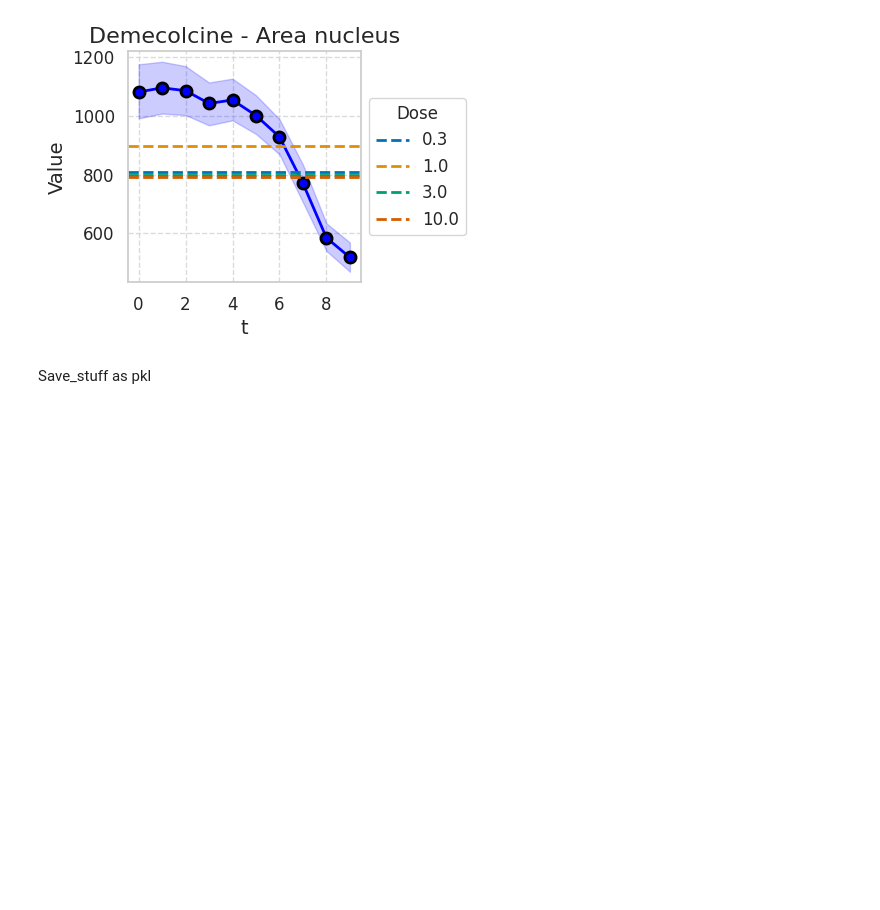
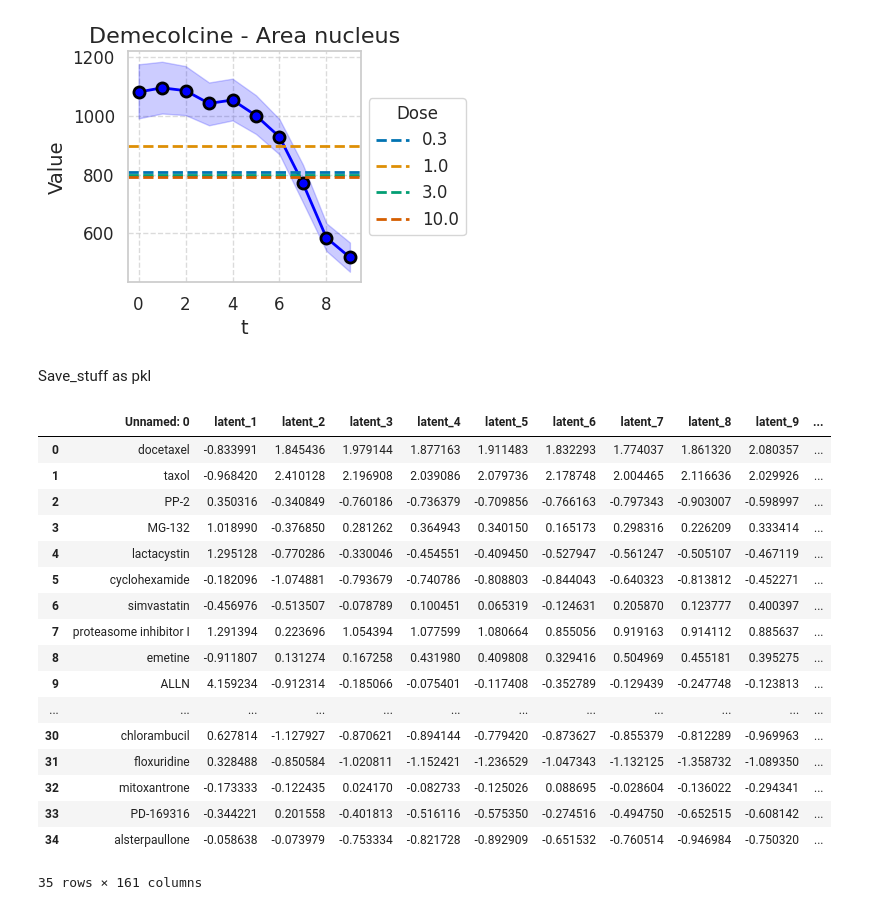
Before and after one commit to theislab/IMPA, a Jupyter notebook: notebooks/cpg0000/corrections_old_paper/analysis_dose_interpolation.ipynb, the cells around one changed output. Saved outputs shown, nothing was run; the diff lists cells and outputs as text; code cells hidden in the pictures; blank space fills up the shorter version.

```diff
--- a/notebooks/cpg0000/corrections_old_paper/analysis_dose_interpolation.ipynb
+++ b/notebooks/cpg0000/corrections_old_paper/analysis_dose_interpolation.ipynb
@@ -1966,0 +1969,21 @@ with open("/home/icb/alessandro.palma/environment/IMPA/IMPA/project_folder/exper
+# %%
+pd.read_csv("/home/icb/alessandro.palma/environment/IMPA/IMPA/embeddings/csv/emb_rdkit.csv")
+# %% [output]
+|  | Unnamed: 0 | latent_1 | latent_2 | latent_3 | latent_4 | latent_5 | latent_6 | latent_7 | latent_8 | latent_9 | ... |
+| 0 | docetaxel | -0.833991 | 1.845436 | 1.979144 | 1.877163 | 1.911483 | 1.832293 | 1.774037 | 1.861320 | 2.080357 | ... |
+| 1 | taxol | -0.968420 | 2.410128 | 2.196908 | 2.039086 | 2.079736 | 2.178748 | 2.004465 | 2.116636 | 2.029926 | ... |
+| 2 | PP-2 | 0.350316 | -0.340849 | -0.760186 | -0.736379 | -0.709856 | -0.766163 | -0.797343 | -0.903007 | -0.598997 | ... |
+| 3 | MG-132 | 1.018990 | -0.376850 | 0.281262 | 0.364943 | 0.340150 | 0.165173 | 0.298316 | 0.226209 | 0.333414 | ... |
+| 4 | lactacystin | 1.295128 | -0.770286 | -0.330046 | -0.454551 | -0.409450 | -0.527947 | -0.561247 | -0.505107 | -0.467119 | ... |
+| 5 | cyclohexamide | -0.182096 | -1.074881 | -0.793679 | -0.740786 | -0.808803 | -0.844043 | -0.640323 | -0.813812 | -0.452271 | ... |
+| 6 | simvastatin | -0.456976 | -0.513507 | -0.078789 | 0.100451 | 0.065319 | -0.124631 | 0.205870 | 0.123777 | 0.400397 | ... |
+| 7 | proteasome inhibitor I | 1.291394 | 0.223696 | 1.054394 | 1.077599 | 1.080664 | 0.855056 | 0.919163 | 0.914112 | 0.885637 | ... |
+| 8 | emetine | -0.911807 | 0.131274 | 0.167258 | 0.431980 | 0.409808 | 0.329416 | 0.504969 | 0.455181 | 0.395275 | ... |
+| 9 | ALLN | 4.159234 | -0.912314 | -0.185066 | -0.075401 | -0.117408 | -0.352789 | -0.129439 | -0.247748 | -0.123813 | ... |
+| ... | ... | ... | ... | ... | ... | ... | ... | ... | ... | ... | ... |
+| 30 | chlorambucil | 0.627814 | -1.127927 | -0.870621 | -0.894144 | -0.779420 | -0.873627 | -0.855379 | -0.812289 | -0.969963 | ... |
+| 31 | floxuridine | 0.328488 | -0.850584 | -1.020811 | -1.152421 | -1.236529 | -1.047343 | -1.132125 | -1.358732 | -1.089350 | ... |
+| 32 | mitoxantrone | -0.173333 | -0.122435 | 0.024170 | -0.082733 | -0.125026 | 0.088695 | -0.028604 | -0.136022 | -0.294341 | ... |
+| 33 | PD-169316 | -0.344221 | 0.201558 | -0.401813 | -0.516116 | -0.575350 | -0.274516 | -0.494750 | -0.652515 | -0.608142 | ... |
+| 34 | alsterpaullone | -0.058638 | -0.073979 | -0.753334 | -0.821728 | -0.892909 | -0.651532 | -0.760514 | -0.946984 | -0.750320 | ... |
+35 rows × 161 columns
```
Also changed, not shown: parts of 2 cells of this notebook, 5 other files.
